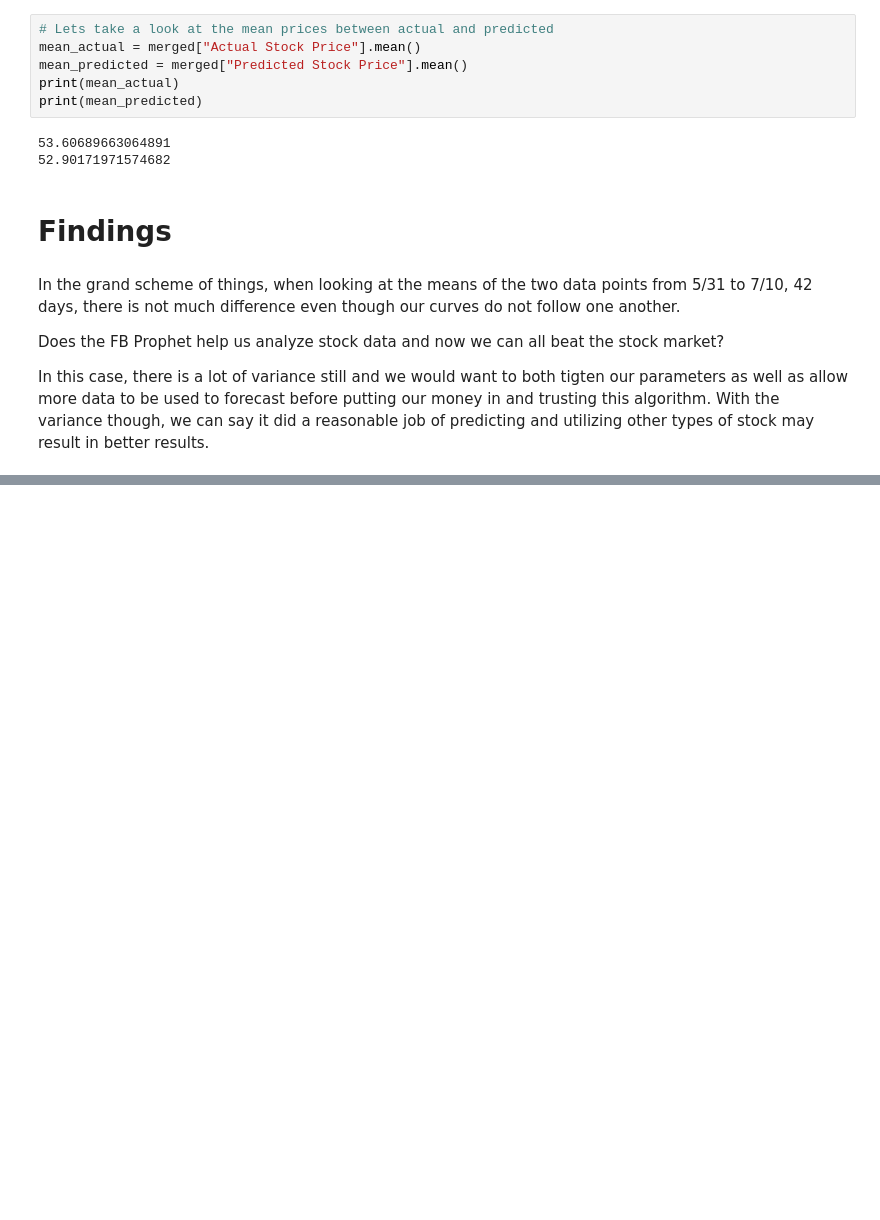
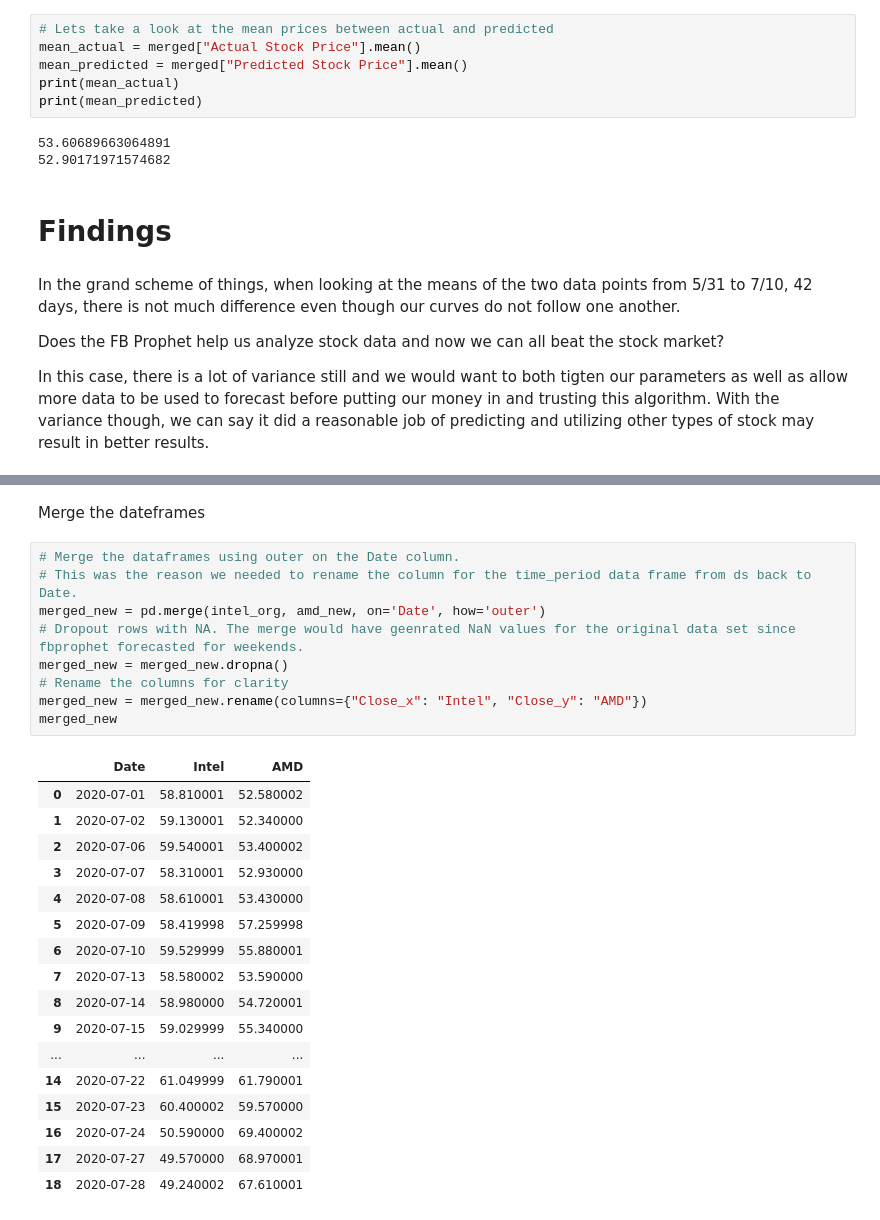
Before and after one commit to ewr2703/Python-and-R-Coding, a Jupyter notebook: Stock Prediction/AMD_Stock_Price_Prediction_FB_Prophet.ipynb, the cells around one changed output, grey strips where cells are left out. Cells and saved outputs as stored; diff of their text form; blank space fills up the shorter version.

```diff
--- a/Stock Prediction/AMD_Stock_Price_Prediction_FB_Prophet.ipynb
+++ b/Stock Prediction/AMD_Stock_Price_Prediction_FB_Prophet.ipynb
@@ -533,0 +549,29 @@ In this case, there is a lot of variance still and we would want to both tigten
+# %% [markdown]
+Merge the dateframes
+# %%
+# Merge the dataframes using outer on the Date column.
+# This was the reason we needed to rename the column for the time_period data frame from ds back to Date.
+merged_new = pd.merge(intel_org, amd_new, on='Date', how='outer')
+# Dropout rows with NA. The merge would have geenrated NaN values for the original data set since fbprophet forecasted for weekends.
+merged_new = merged_new.dropna()
+# Rename the columns for clarity
+merged_new = merged_new.rename(columns={"Close_x": "Intel", "Close_y": "AMD"})
+merged_new
+# %% [output]
+|  | Date | Intel | AMD |
+| 0 | 2020-07-01 | 58.810001 | 52.580002 |
+| 1 | 2020-07-02 | 59.130001 | 52.340000 |
+| 2 | 2020-07-06 | 59.540001 | 53.400002 |
+| 3 | 2020-07-07 | 58.310001 | 52.930000 |
+| 4 | 2020-07-08 | 58.610001 | 53.430000 |
+| 5 | 2020-07-09 | 58.419998 | 57.259998 |
+| 6 | 2020-07-10 | 59.529999 | 55.880001 |
+| 7 | 2020-07-13 | 58.580002 | 53.590000 |
+| 8 | 2020-07-14 | 58.980000 | 54.720001 |
+| 9 | 2020-07-15 | 59.029999 | 55.340000 |
+| ... | ... | ... | ... |
+| 14 | 2020-07-22 | 61.049999 | 61.790001 |
+| 15 | 2020-07-23 | 60.400002 | 59.570000 |
+| 16 | 2020-07-24 | 50.590000 | 69.400002 |
+| 17 | 2020-07-27 | 49.570000 | 68.970001 |
+| 18 | 2020-07-28 | 49.240002 | 67.610001 |
```
Also changed, not shown: parts of 13 cells of this notebook, 3 other files.
